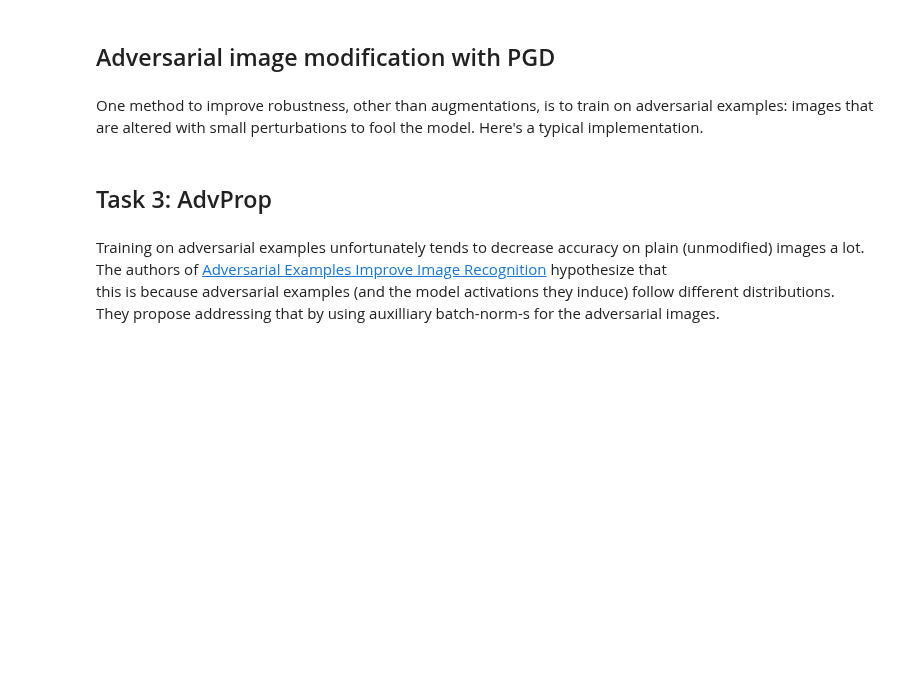
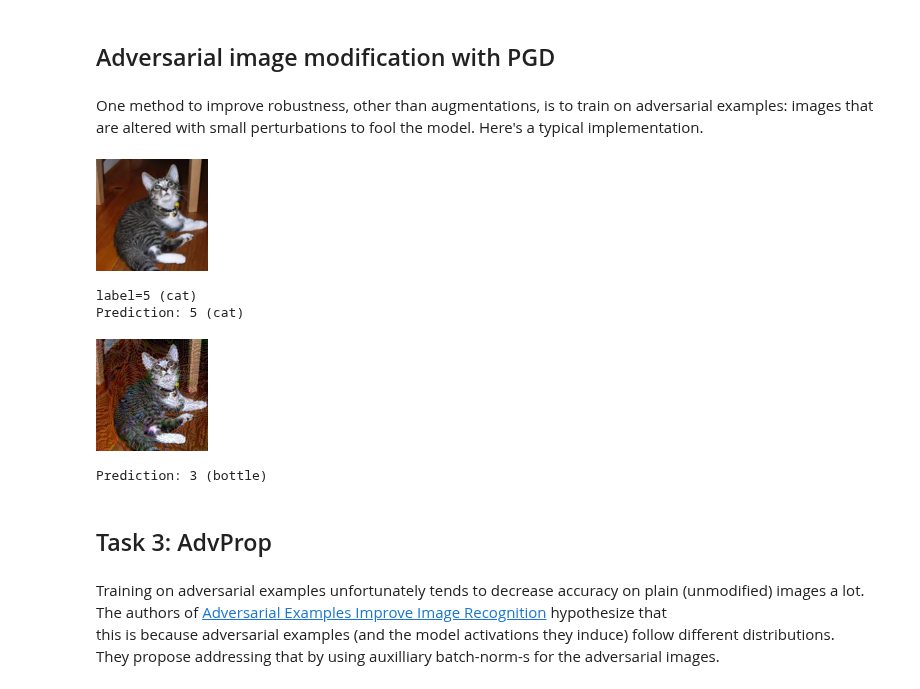
Before and after one commit to Jokilos/ML-stuff, a Jupyter notebook: DNN/hw2/hw2-textureVsShape-student.ipynb, the cells around one changed output. Saved outputs shown, nothing was run; the diff lists cells and outputs as text; code cells hidden in the pictures; blank space fills up the shorter version.

```diff
--- a/DNN/hw2/hw2-textureVsShape-student.ipynb
+++ b/DNN/hw2/hw2-textureVsShape-student.ipynb
@@ -1045,34 +1042,40 @@ def adversarialPGD(
             #   x_grad = x.grad.detach()
             # but then we'd nedd to temporarily set requires_grad=False on all model parameters.
             x = x.detach() + alpha * x_grad.sign()
             x.clamp_(x_min, x_max)
             x = x.detach()
 
     if was_training:
         model.train()
     return x.requires_grad_(False)
 
 
 def example(device="cuda") -> None:
     model = get_model(eval=True).to(device)
 
     dataset = ImageFolder(MINI_IMAGENET_PATH / "val", transform=get_eval_transform())
     img, label = dataset[510]
     display_image_tensor(img)
     print(f"{label=} ({dataset.classes[label]})")
 
     img = img.unsqueeze(0).to(device)
     label = torch.tensor([label]).to(device)
     pred = model(img)[0].argmax().item()
     print(f"Prediction: {pred} ({dataset.classes[pred]})")
 
     adv_img = normalize(adversarialPGD(model, unnormalize(img), label, epsilon=20 / 255, n_iters=100))
     display_image_tensor(adv_img[0])
     pred = model(adv_img)[0].argmax().item()
     print(f"Prediction: {pred} ({dataset.classes[pred]})")
 
 
-example()
+example(device='cpu')
+# %% [output]
+[figure, added]
+label=5 (cat)
+Prediction: 5 (cat)
+[figure, added]
+Prediction: 3 (bottle)
 # %% [markdown]
 ## Task 3: AdvProp
 # %% [markdown]
```
Also changed, not shown: parts of 14 cells of this notebook.
